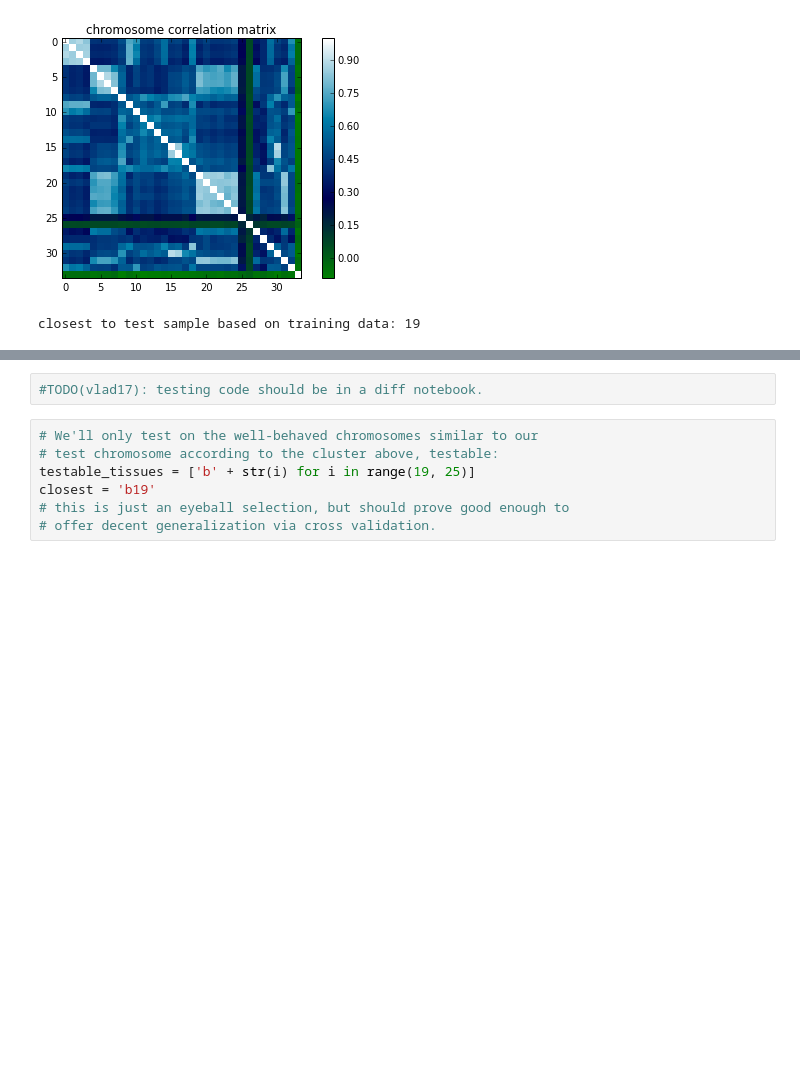
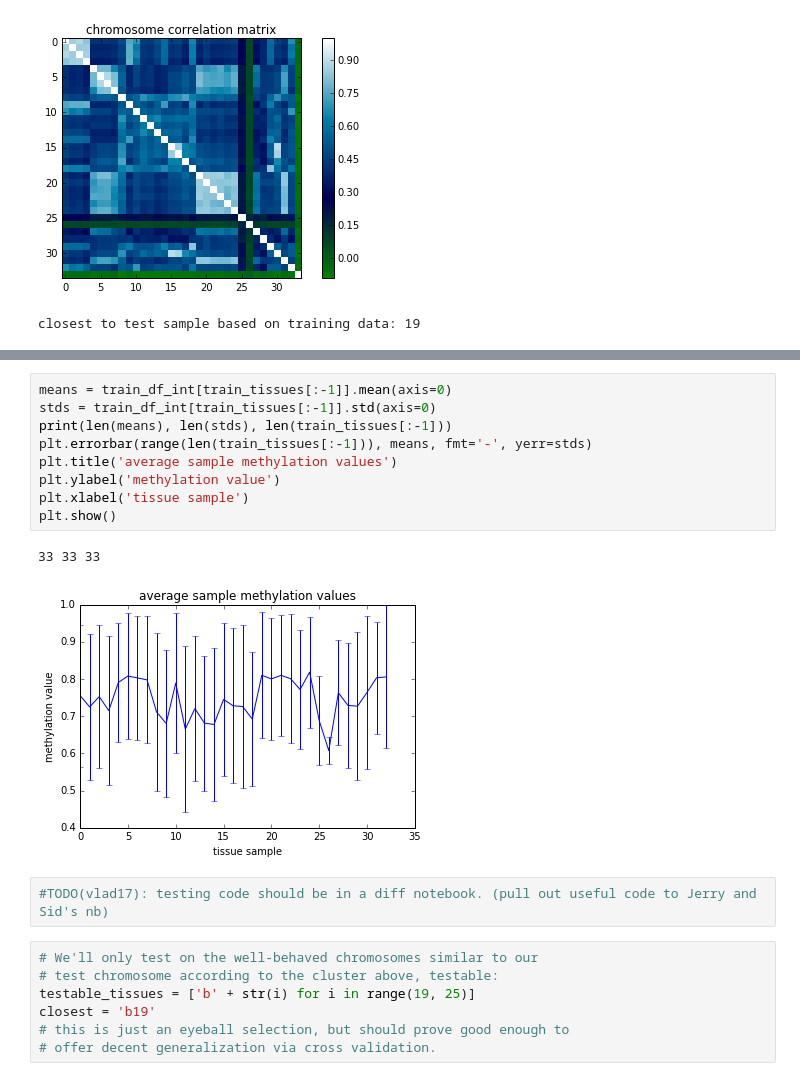
Before and after one commit to PrincetonUniversity/final-proj-cos-424, a Jupyter notebook: exploratory_analysis.ipynb, the cells around one changed output, grey strips where cells are left out. Saved outputs shown, nothing was run; the diff lists cells and outputs as text; blank space fills up the shorter version.

```diff
--- a/exploratory_analysis.ipynb
+++ b/exploratory_analysis.ipynb
@@ -241,5 +283,17 @@ closest to test sample based on training data: 19
+# %%
+means = train_df_int[train_tissues[:-1]].mean(axis=0)
+stds = train_df_int[train_tissues[:-1]].std(axis=0)
+print(len(means), len(stds), len(train_tissues[:-1]))
+plt.errorbar(range(len(train_tissues[:-1])), means, fmt='-', yerr=stds)
+plt.title('average sample methylation values')
+plt.ylabel('methylation value')
+plt.xlabel('tissue sample')
+plt.show()
+# %% [output]
+33 33 33
+[figure, added]
 # %%
-#TODO(vlad17): testing code should be in a diff notebook.
+#TODO(vlad17): testing code should be in a diff notebook. (pull out useful code to Jerry and Sid's nb)
 # %%
 # We'll only test on the well-behaved chromosomes similar to our
 # test chromosome according to the cluster above, testable:
```
Also changed, not shown: parts of 5 cells of this notebook.
